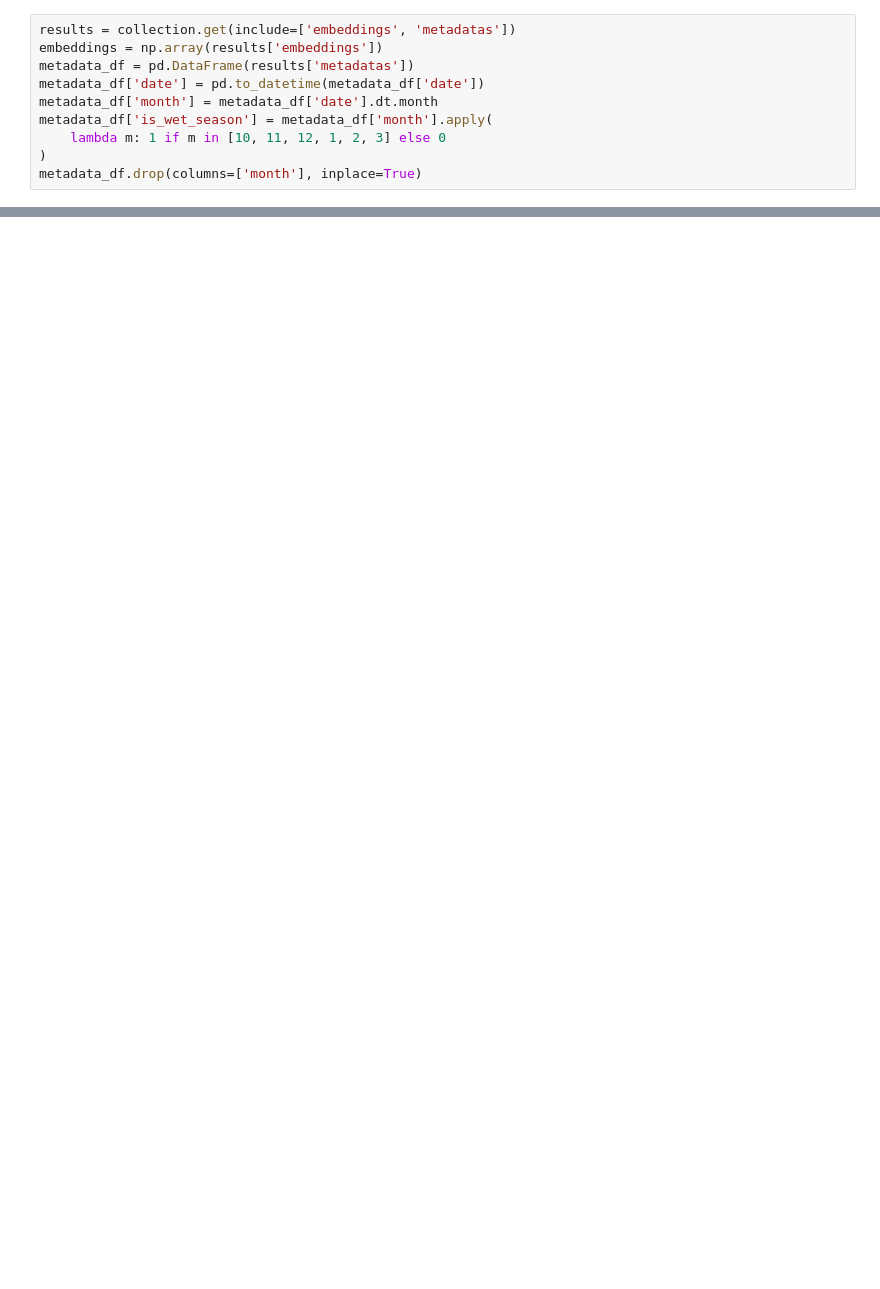
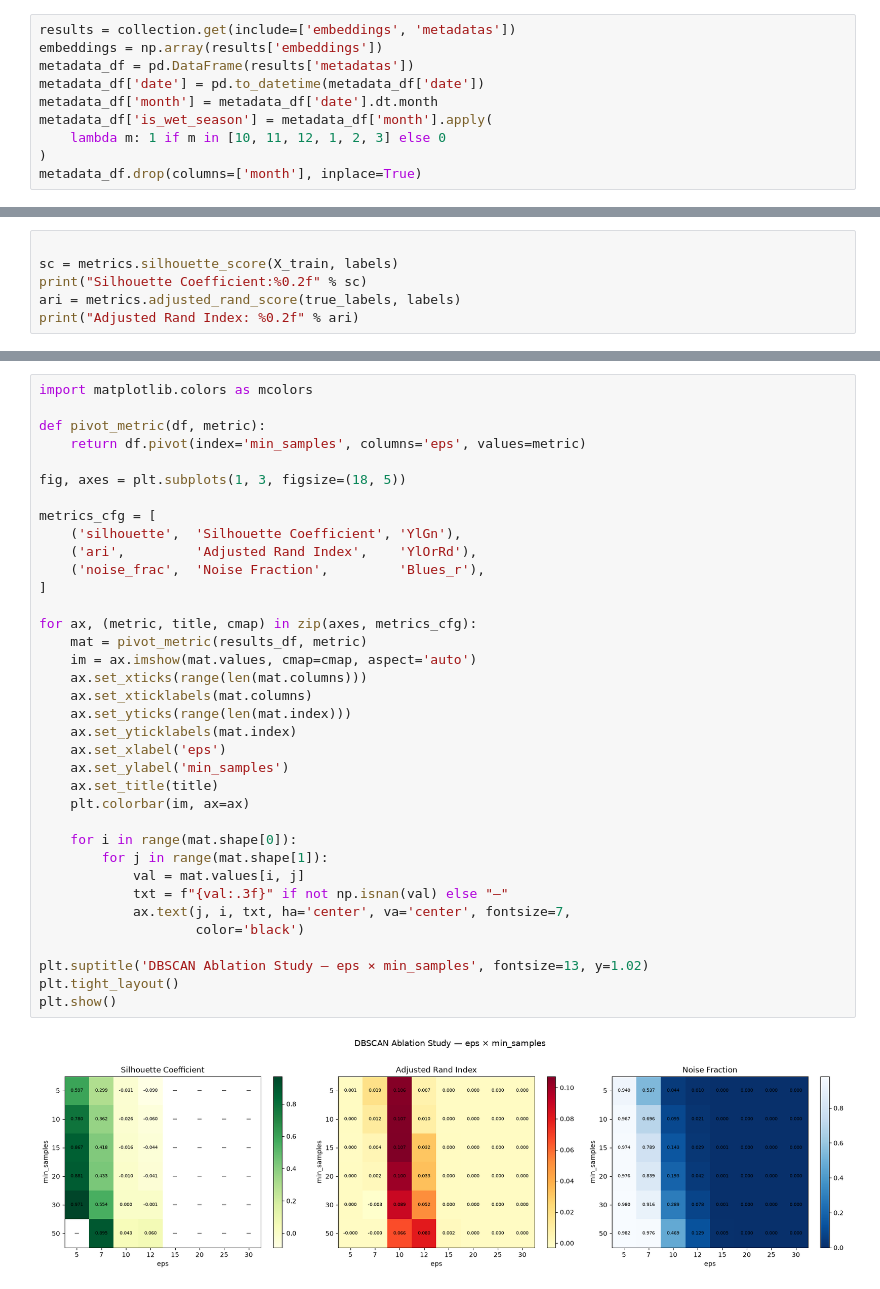
Before and after one commit to ericanakabayashi/ribbit_ai, a Jupyter notebook: src/exploratory_notebooks/DBSCAN.ipynb, the cells around one changed output, grey strips where cells are left out. Drawn from its saved outputs; the diff is of its cells as text; blank space fills up the shorter version.

```diff
--- a/src/exploratory_notebooks/DBSCAN.ipynb
+++ b/src/exploratory_notebooks/DBSCAN.ipynb
@@ -33,0 +183,6 @@ metadata_df.drop(columns=['month'], inplace=True)
+# %%
+
+sc = metrics.silhouette_score(X_train, labels)
+print("Silhouette Coefficient:%0.2f" % sc)
+ari = metrics.adjusted_rand_score(true_labels, labels)
+print("Adjusted Rand Index: %0.2f" % ari)
@@ -33,0 +264,38 @@ metadata_df.drop(columns=['month'], inplace=True)
+# %%
+import matplotlib.colors as mcolors
+
+def pivot_metric(df, metric):
+    return df.pivot(index='min_samples', columns='eps', values=metric)
+
+fig, axes = plt.subplots(1, 3, figsize=(18, 5))
+
+metrics_cfg = [
+    ('silhouette',  'Silhouette Coefficient', 'YlGn'),
+    ('ari',         'Adjusted Rand Index',    'YlOrRd'),
+    ('noise_frac',  'Noise Fraction',         'Blues_r'),
+]
+
+for ax, (metric, title, cmap) in zip(axes, metrics_cfg):
+    mat = pivot_metric(results_df, metric)
+    im = ax.imshow(mat.values, cmap=cmap, aspect='auto')
+    ax.set_xticks(range(len(mat.columns)))
+    ax.set_xticklabels(mat.columns)
+    ax.set_yticks(range(len(mat.index)))
+    ax.set_yticklabels(mat.index)
+    ax.set_xlabel('eps')
+    ax.set_ylabel('min_samples')
+    ax.set_title(title)
+    plt.colorbar(im, ax=ax)
+
+    for i in range(mat.shape[0]):
+        for j in range(mat.shape[1]):
+            val = mat.values[i, j]
+            txt = f"{val:.3f}" if not np.isnan(val) else "—"
+            ax.text(j, i, txt, ha='center', va='center', fontsize=7,
+                    color='black')
+
+plt.suptitle('DBSCAN Ablation Study — eps × min_samples', fontsize=13, y=1.02)
+plt.tight_layout()
+plt.show()
+# %% [output]
+[figure, added]
```
Also changed, not shown: parts of 20 cells of this notebook.
